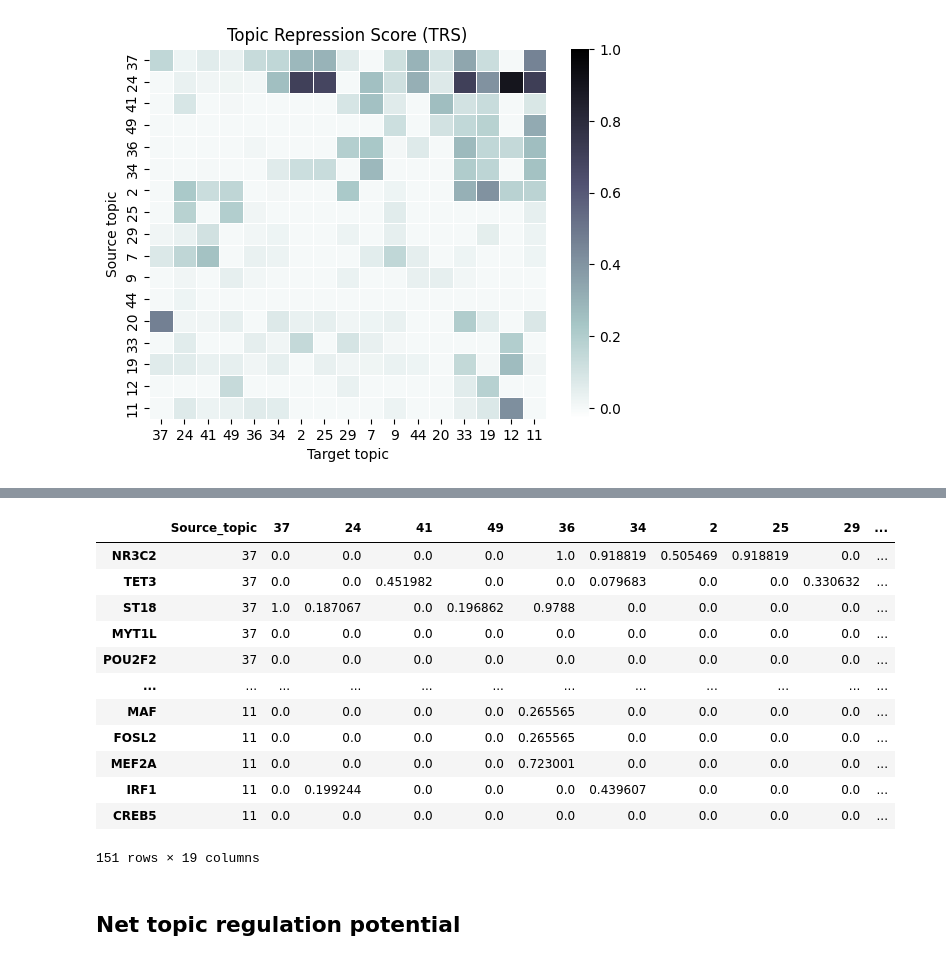
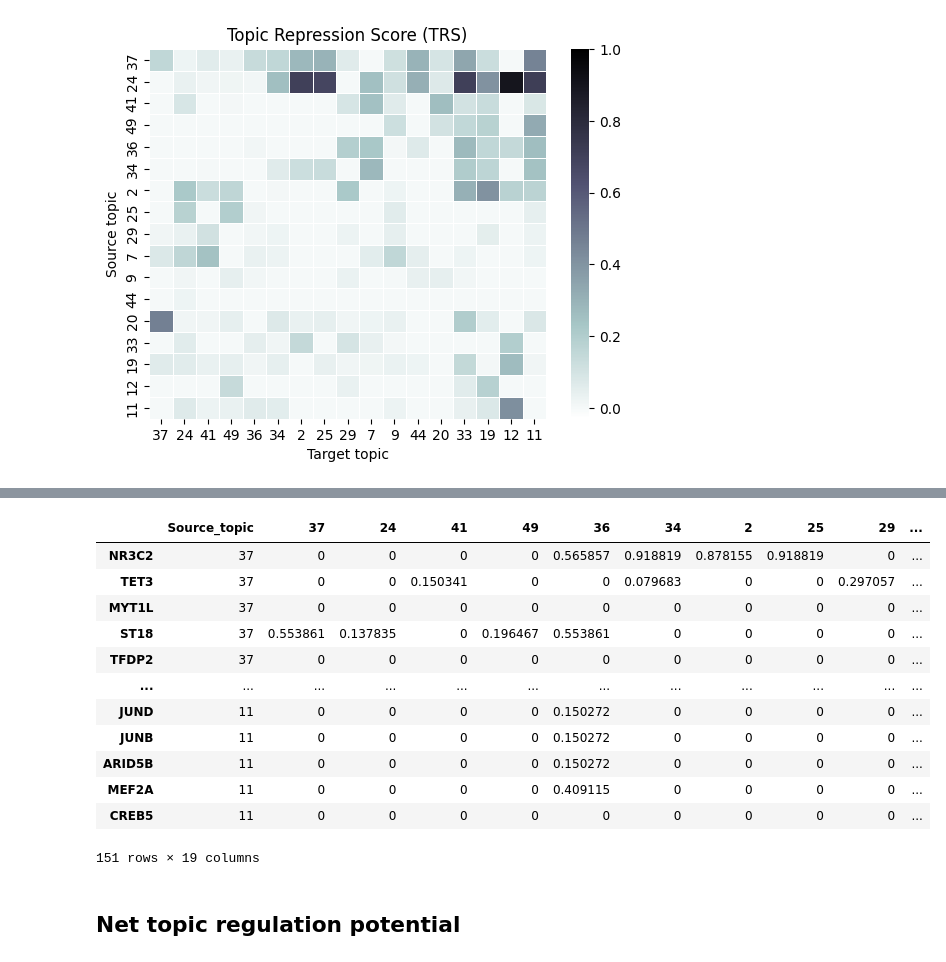
Before and after one commit to PMBio/GBM_analysis, a Jupyter notebook: TAP_TRS_analysis.ipynb, the cells around one changed output, grey strips where cells are left out. Drawn from its saved outputs; the diff is of its cells as text; code cells hidden in the pictures.

```diff
--- a/TAP_TRS_analysis.ipynb
+++ b/TAP_TRS_analysis.ipynb
@@ -28,30 +28,32 @@ from python_scripts.topic_regulation import (
 ### Load required inputs
 # %%
 #Load average accessibility of TFs within topics
-acc = pd.read_csv("data/gene_score_by_selected_topics_scaled_allTFs.csv", sep=",") #replace with avg acc unscaled
+acc = pd.read_csv("data/02_scdori_tf_geneactivity_by_topic.csv", sep=",") #replace with avg acc unscaled
 acc.index = acc["Unnamed: 0"]
 del acc["Unnamed: 0"] #Dataframe of size TFs x Topics
 
 #Load average expression of TFs within topics
-gex = pd.read_csv("data/gene_exp_by_selected_topics_scaled_allTFs.csv", sep=",") #replace with avg exp unscaled
+gex = pd.read_csv("data/02_scdori_tf_expression_by_topic.csv", sep=",") #replace with avg exp unscaled
 gex.index = gex["Unnamed: 0"]
 del gex["Unnamed: 0"]  #Dataframe of size TFs x Topics
 
 #Load TF activity per topic
-activators = pd.read_csv("data/topic_tf_activator_true_exp_05_03_raw.tsv", sep=",")
+activators = pd.read_csv("data/02_scdori_topic_tf_activity_activator.csv", sep=",")
 activators.index = activators["Unnamed: 0"]
 del activators["Unnamed: 0"]
 activators = activators.transpose() #Dataframe of size TFs x Topics
 
 #Load activator regulons. Must be a numpy matrix of the size Topics x TFs x Genes.
-regulons_act= np.load("data/grn_atac_activator_9_11_001.npy")
+regulons_act= np.load("data/01_scdori_grn_activator_atac.npz")
+regulons_act=regulons_act['grn']
 
 #Load repressor regulons. Must be a numpy matrix of the size Topics x TFs x Genes.
-regulons_rep= np.load("data/grn_repressor_finetuned_05_05_25.npy")
+regulons_rep= np.load("data/01_scdori_grn_repressor_finetuned.npz")
+regulons_rep=regulons_rep['grn']
 
 
 #List of genes scDORI was trained on. Must be in same order as in regulons
-genes = pd.read_csv("data/topic_gene_sel.csv",sep=",")
+genes = pd.read_csv("data/02_scdori_topic_gene_matrix_selected31.csv",sep=",")
 genes = list(genes["Unnamed: 0"])
 # %%
 #List of selected topics to analyze
@@ -72,4 +74,4 @@ TFs = list(activators.index)
 topics = [37,24,41,49,36,34,2,25,29,7,9,44,20,33,19,12,11]
 
 #Rescale gene expression and accessibility only considering specified topics
-gex, acc = scale_gex_acc_topics(gex, acc, topics, TFs)
+gex, acc = scale_gex_acc_topics(gex, acc, topics, TFs, exclude=low_exp_TFs)
@@ -92,6 +141,9 @@ f.set(xlabel='Target topic', ylabel='Source topic', title="Topic Activation Pote
 # %%
+TAP, tf_tr_act_links, _ = compute_topic_regulation_potential(topics, activity, gex, acc, regulons_act, genes, TFs, regulation="activation", compute_significance=False)
+TAP_nosig_scaled, col_scaling_vals = scale_topic_regulation_target_topic(TAP, gex, topics, scaling = "posCtrl", specificCtrl=[(37,24)], return_scaling_vals = True)
+
 #Get TFs driving each topic's activation.
-tf_TAP = get_tf_topic_regulation(tf_tr_act_links, topics, scale_by_topic=True)
+tf_TAP = get_tf_topic_regulation(tf_tr_act_links, topics, scale_by_topic=False)
 tf_TAP #Dataframe showing the activating effect of TFs in each source topic (rows) towards TRs in alternate topics (columns)
 # %% [output]
 |  | Source_topic | 37 | 24 | 41 | 49 | 36 | 34 | 2 | 25 | 29 | ... |
@@ -124,20 +215,22 @@ f.set(xlabel='Target topic', ylabel='Source topic', title="Topic Repression Scor
 # %%
+TRS_nosig, tf_tr_rep_links, _ = compute_topic_regulation_potential(topics, activity, gex, acc, regulons_rep, genes,TFs,regulation="repression", compute_significance=False)
+TRS_nosig= scale_topic_regulation_target_topic(TRS_nosig, gex, topics, scaling=col_scaling_vals, return_scaling_vals = False)
 #Get TFs enforcing each topic's repression.
-tf_TRS = get_tf_topic_regulation(tf_tr_rep_links, topics, scale_by_topic=True)
+tf_TRS = get_tf_topic_regulation(tf_tr_rep_links, topics, scale_by_topic=False)
 tf_TRS #Dataframe showing the repressive effect of TFs in each source topic (rows) towards TRs of alternate topics (columns)
 # %% [output]
 |  | Source_topic | 37 | 24 | 41 | 49 | 36 | 34 | 2 | 25 | 29 | ... |
-| NR3C2 | 37 | 0.0 | 0.0 | 0.0 | 0.0 | 1.0 | 0.918819 | 0.505469 | 0.918819 | 0.0 | ... |
-| TET3 | 37 | 0.0 | 0.0 | 0.451982 | 0.0 | 0.0 | 0.079683 | 0.0 | 0.0 | 0.330632 | ... |
-| ST18 | 37 | 1.0 | 0.187067 | 0.0 | 0.196862 | 0.9788 | 0.0 | 0.0 | 0.0 | 0.0 | ... |
-| MYT1L | 37 | 0.0 | 0.0 | 0.0 | 0.0 | 0.0 | 0.0 | 0.0 | 0.0 | 0.0 | ... |
-| POU2F2 | 37 | 0.0 | 0.0 | 0.0 | 0.0 | 0.0 | 0.0 | 0.0 | 0.0 | 0.0 | ... |
+| NR3C2 | 37 | 0 | 0 | 0 | 0 | 0.565857 | 0.918819 | 0.878155 | 0.918819 | 0 | ... |
+| TET3 | 37 | 0 | 0 | 0.150341 | 0 | 0 | 0.079683 | 0 | 0 | 0.297057 | ... |
+| MYT1L | 37 | 0 | 0 | 0 | 0 | 0 | 0 | 0 | 0 | 0 | ... |
+| ST18 | 37 | 0.553861 | 0.137835 | 0 | 0.196467 | 0.553861 | 0 | 0 | 0 | 0 | ... |
+| TFDP2 | 37 | 0 | 0 | 0 | 0 | 0 | 0 | 0 | 0 | 0 | ... |
 | ... | ... | ... | ... | ... | ... | ... | ... | ... | ... | ... | ... |
-| MAF | 11 | 0.0 | 0.0 | 0.0 | 0.0 | 0.265565 | 0.0 | 0.0 | 0.0 | 0.0 | ... |
-| FOSL2 | 11 | 0.0 | 0.0 | 0.0 | 0.0 | 0.265565 | 0.0 | 0.0 | 0.0 | 0.0 | ... |
-| MEF2A | 11 | 0.0 | 0.0 | 0.0 | 0.0 | 0.723001 | 0.0 | 0.0 | 0.0 | 0.0 | ... |
-| IRF1 | 11 | 0.0 | 0.199244 | 0.0 | 0.0 | 0.0 | 0.439607 | 0.0 | 0.0 | 0.0 | ... |
-| CREB5 | 11 | 0.0 | 0.0 | 0.0 | 0.0 | 0.0 | 0.0 | 0.0 | 0.0 | 0.0 | ... |
+| JUND | 11 | 0 | 0 | 0 | 0 | 0.150272 | 0 | 0 | 0 | 0 | ... |
+| JUNB | 11 | 0 | 0 | 0 | 0 | 0.150272 | 0 | 0 | 0 | 0 | ... |
+| ARID5B | 11 | 0 | 0 | 0 | 0 | 0.150272 | 0 | 0 | 0 | 0 | ... |
+| MEF2A | 11 | 0 | 0 | 0 | 0 | 0.409115 | 0 | 0 | 0 | 0 | ... |
+| CREB5 | 11 | 0 | 0 | 0 | 0 | 0 | 0 | 0 | 0 | 0 | ... |
 151 rows × 19 columns
 # %% [markdown]
 ## Net topic regulation potential
```
Also changed, not shown: parts of 24 cells of this notebook.
